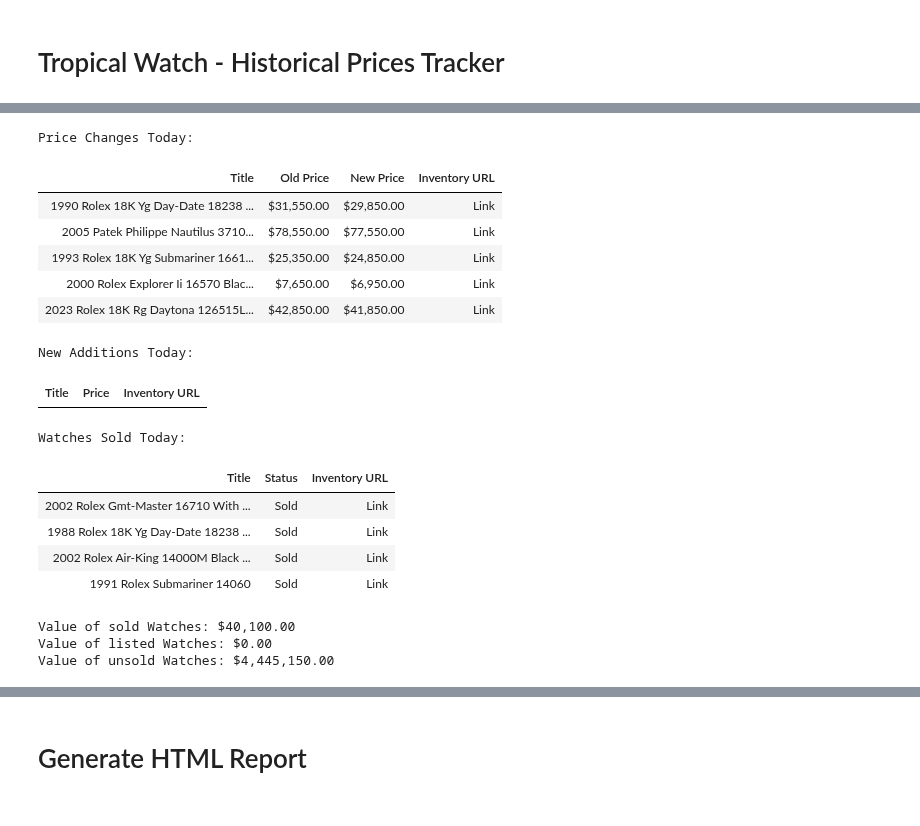
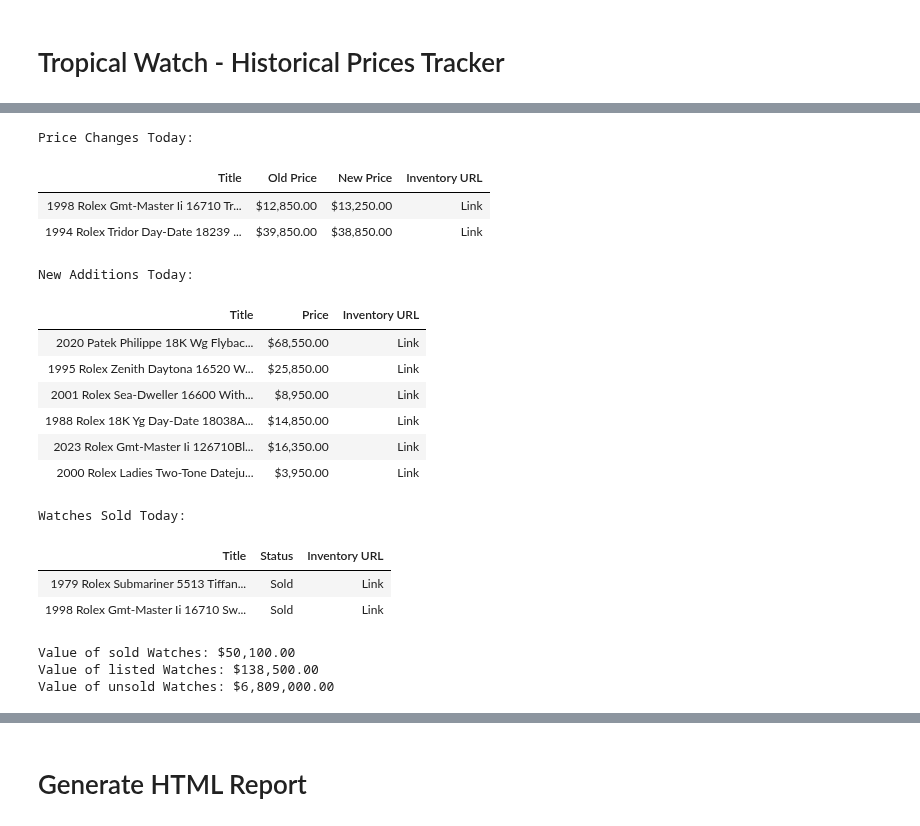
Before and after one commit to SebRGruber1/watch-tracking, a Jupyter notebook: fun/watch_tracking_jupyter.ipynb, the cells around one changed output, grey strips where cells are left out. Drawn from its saved outputs; the diff is of its cells as text; code cells hidden in the pictures.

```diff
--- a/fun/watch_tracking_jupyter.ipynb
+++ b/fun/watch_tracking_jupyter.ipynb
@@ -186,7 +186,7 @@ def update_portfolio_statistics(statistics_path, today_str, data):
         json.dump(all_statistics, file, indent=4)
 
 # Load the JSON file
-json_file_path = 'watch_data.json'
+json_file_path = '../watch_data.json'
 with open(json_file_path, 'r', encoding='utf-8') as file:
     watch_data = json.load(file)
 
@@ -250,49 +250,50 @@ display(HTML(price_changes_df.to_html(escape=False, index=False)))
 
 print("\nNew Additions Today:")
 display(HTML(new_additions_df.to_html(escape=False, index=False)))
 
 print("\nWatches Sold Today:")
 display(HTML(watches_sold_df.to_html(escape=False, index=False)))
 
 # Output the summary statistics with formatted values
 formatted_sold_value = format_price(value_of_sold_watches)
 formatted_listed_value = format_price(value_of_listed_watches)
 formatted_unsold_value = format_price(value_of_unsold_watches)
 print(f"\nValue of sold Watches: {formatted_sold_value}")
 print(f"Value of listed Watches: {formatted_listed_value}")
 print(f"Value of unsold Watches: {formatted_unsold_value}")
 
 # Portfolio statistics for the day
 daily_statistics = {
     "Number of Watches For Sale": num_watches_for_sale,
     "Number of Watches Sold": num_watches_sold,
     "Number of Watches Added": num_watches_added,
     "Total Value of Watches For Sale": formatted_unsold_value,
     "Total Value of Watches Sold": formatted_sold_value,
     "Total Value of Watches Added": formatted_listed_value
 }
 
 # Update portfolio statistics JSON file
 update_portfolio_statistics("portfolio_statistics.json", today_str, daily_statistics)
 # %% [output]
 Price Changes Today:
 | Title | Old Price | New Price | Inventory URL |
-| 1990 Rolex 18K Yg Day-Date 18238 ... | $31,550.00 | $29,850.00 | Link |
-| 2005 Patek Philippe Nautilus 3710... | $78,550.00 | $77,550.00 | Link |
-| 1993 Rolex 18K Yg Submariner 1661... | $25,350.00 | $24,850.00 | Link |
-| 2000 Rolex Explorer Ii 16570 Blac... | $7,650.00 | $6,950.00 | Link |
-| 2023 Rolex 18K Rg Daytona 126515L... | $42,850.00 | $41,850.00 | Link |
+| 1998 Rolex Gmt-Master Ii 16710 Tr... | $12,850.00 | $13,250.00 | Link |
+| 1994 Rolex Tridor Day-Date 18239 ... | $39,850.00 | $38,850.00 | Link |
 New Additions Today:
 | Title | Price | Inventory URL |
+| 2020 Patek Philippe 18K Wg Flybac... | $68,550.00 | Link |
+| 1995 Rolex Zenith Daytona 16520 W... | $25,850.00 | Link |
+| 2001 Rolex Sea-Dweller 16600 With... | $8,950.00 | Link |
+| 1988 Rolex 18K Yg Day-Date 18038A... | $14,850.00 | Link |
+| 2023 Rolex Gmt-Master Ii 126710Bl... | $16,350.00 | Link |
+| 2000 Rolex Ladies Two-Tone Dateju... | $3,950.00 | Link |
 Watches Sold Today:
 | Title | Status | Inventory URL |
-| 2002 Rolex Gmt-Master 16710 With ... | Sold | Link |
-| 1988 Rolex 18K Yg Day-Date 18238 ... | Sold | Link |
-| 2002 Rolex Air-King 14000M Black ... | Sold | Link |
-| 1991 Rolex Submariner 14060 | Sold | Link |
+| 1979 Rolex Submariner 5513 Tiffan... | Sold | Link |
+| 1998 Rolex Gmt-Master Ii 16710 Sw... | Sold | Link |
-Value of sold Watches: $40,100.00
-Value of listed Watches: $0.00
-Value of unsold Watches: $4,445,150.00
+Value of sold Watches: $50,100.00
+Value of listed Watches: $138,500.00
+Value of unsold Watches: $6,809,000.00
 # %%
 import pandas as pd
 import matplotlib.pyplot as plt
```
Also changed, not shown: parts of 6 cells of this notebook, 2 other files.
